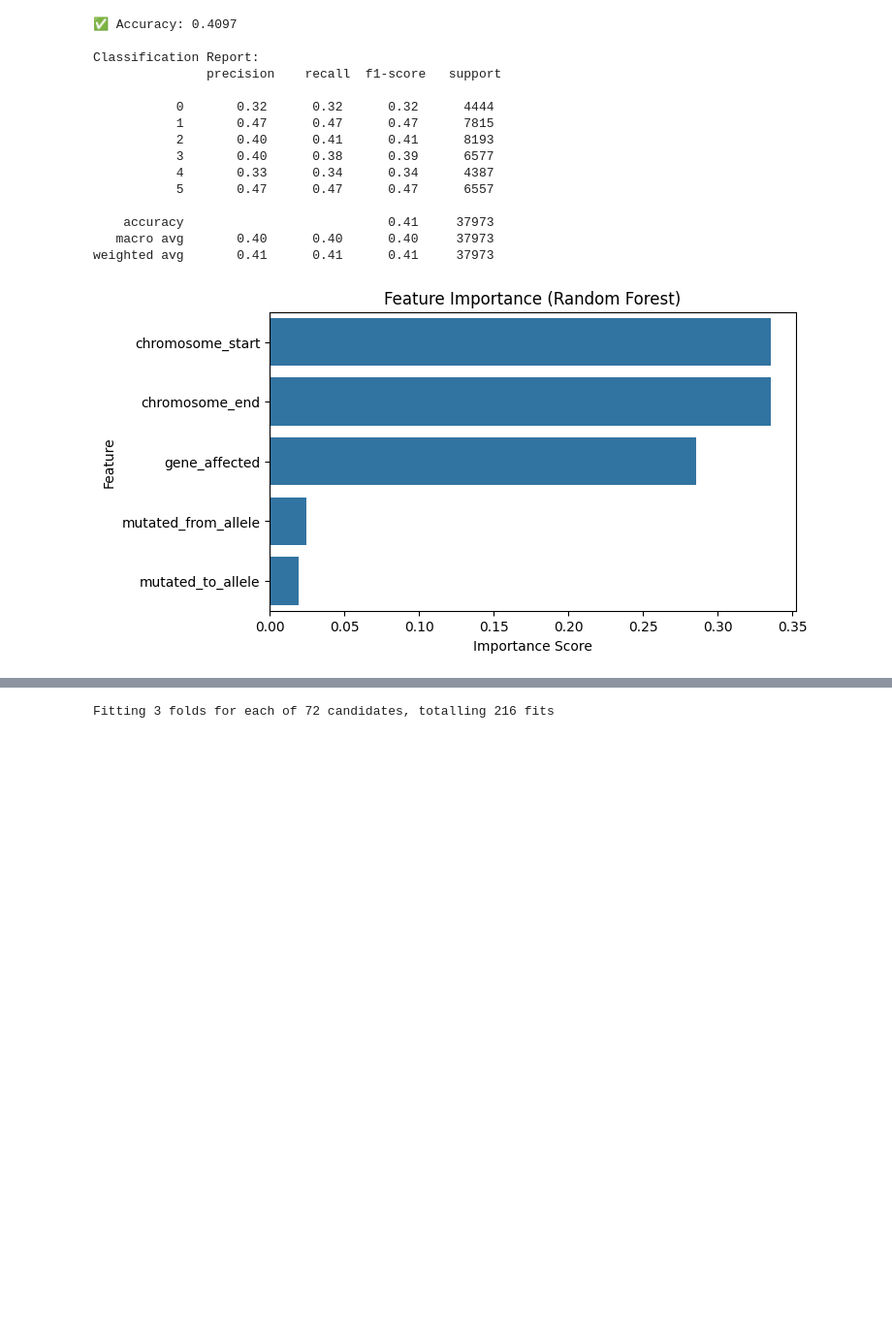
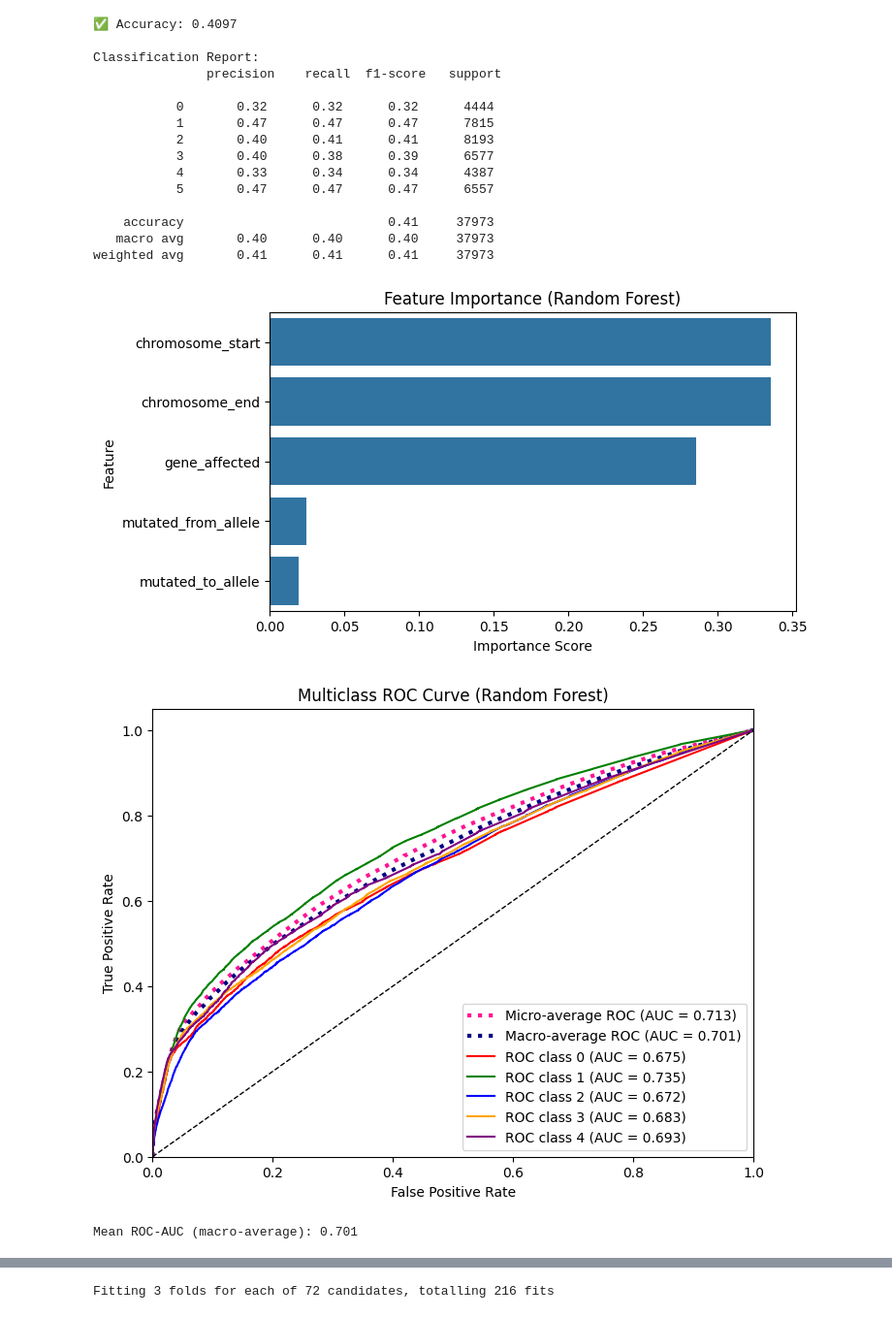
Before and after one commit to EthanHa2/BIOM9450, a Jupyter notebook: machine_learning/model.ipynb, the cells around one changed output, grey strips where cells are left out. Shown: that part at 97% size. Cells and saved outputs as stored; diff of their text form; code cells hidden in the pictures; blank space fills up the shorter version.

```diff
--- a/machine_learning/model.ipynb
+++ b/machine_learning/model.ipynb
@@ -389,3 +375,74 @@ Classification Report:
    macro avg       0.40      0.40      0.40     37973
 weighted avg       0.41      0.41      0.41     37973
 [figure]
+# %%
+from sklearn.preprocessing import label_binarize
+from sklearn.metrics import roc_curve, auc, roc_auc_score
+from itertools import cycle
+# add interpretability (SHAP and LIME)
+
+# -----------------------------
+# 8️⃣ Compute AUC–ROC curves (multiclass)
+# -----------------------------
+
+# Binarize the output (needed for multiclass ROC)
+n_classes = len(np.unique(y))
+y_test_bin = label_binarize(y_test, classes=list(range(n_classes)))
+y_score = rf.predict_proba(X_test_scaled)
+
+# Compute ROC curve and ROC area for each class
+fpr = dict()
+tpr = dict()
+roc_auc = dict()
+
+for i in range(n_classes):
+    fpr[i], tpr[i], _ = roc_curve(y_test_bin[:, i], y_score[:, i])
+    roc_auc[i] = auc(fpr[i], tpr[i])
+
+# Compute micro- and macro-average ROC curve
+# Micro-average: aggregates all classes
+fpr["micro"], tpr["micro"], _ = roc_curve(y_test_bin.ravel(), y_score.ravel())
+roc_auc["micro"] = auc(fpr["micro"], tpr["micro"])
+
+# Macro-average: mean of all classes
+all_fpr = np.unique(np.concatenate([fpr[i] for i in range(n_classes)]))
+mean_tpr = np.zeros_like(all_fpr)
+for i in range(n_classes):
+    mean_tpr += np.interp(all_fpr, fpr[i], tpr[i])
+mean_tpr /= n_classes
+roc_auc["macro"] = auc(all_fpr, mean_tpr)
+
+# -----------------------------
+# 9️⃣ Plot ROC curves
+# -----------------------------
+plt.figure(figsize=(8,6))
+plt.plot(fpr["micro"], tpr["micro"],
+            label=f"Micro-average ROC (AUC = {roc_auc['micro']:.3f})",
+            color='deeppink', linestyle=':', linewidth=3)
+
+plt.plot(all_fpr, mean_tpr,
+            label=f"Macro-average ROC (AUC = {roc_auc['macro']:.3f})",
+            color='navy', linestyle=':', linewidth=3)
+
+# Plot a few individual class curves (optional, for top 3 classes)
+colors = cycle(["red", "green", "blue", "orange", "purple"])
+for i, color in zip(range(min(n_classes, 5)), colors):
+    plt.plot(fpr[i], tpr[i], color=color, lw=1.5,
+                label=f"ROC class {i} (AUC = {roc_auc[i]:.3f})")
+
+plt.plot([0, 1], [0, 1], "k--", lw=1)
+plt.xlim([0.0, 1.0])
+plt.ylim([0.0, 1.05])
+plt.xlabel("False Positive Rate")
+plt.ylabel("True Positive Rate")
+plt.title("Multiclass ROC Curve (Random Forest)")
+plt.legend(loc="lower right")
+plt.show()
+
+# -----------------------------
+# 🔟 Print mean ROC-AUC score
+# -----------------------------
+print(f"Mean ROC-AUC (macro-average): {roc_auc['macro']:.3f}")
+# %% [output]
+[figure, added]
+Mean ROC-AUC (macro-average): 0.701
```
Also changed, not shown: parts of 3 cells of this notebook, 1 other file.
